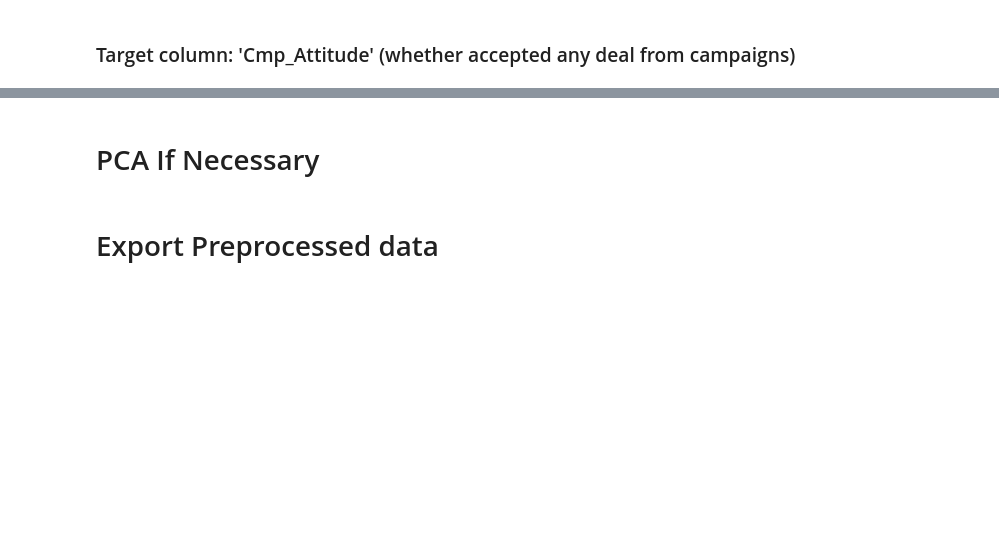
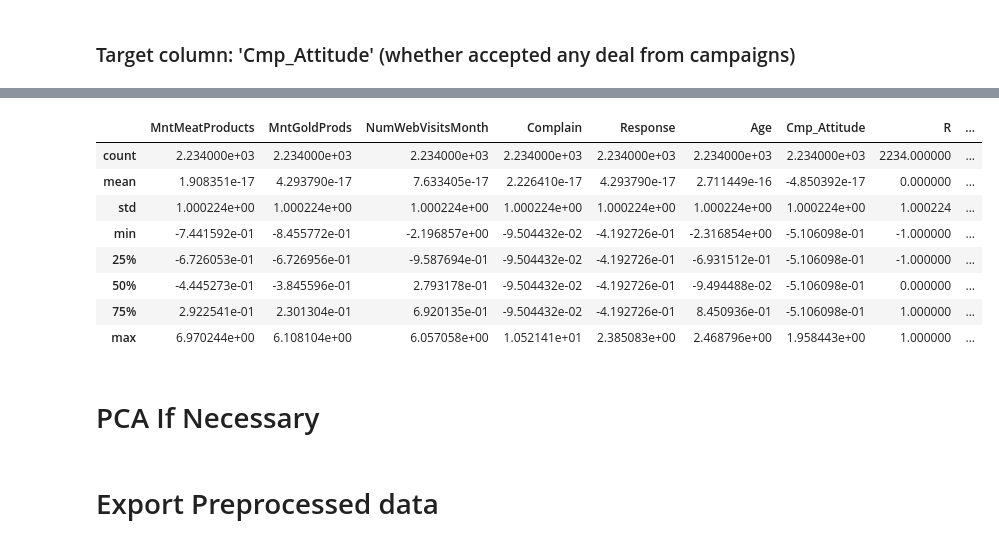
Before and after one commit to McGill-MMA-EnterpriseAnalytics/Customer-Personality-Analysis-2.0, a Jupyter notebook: Preprocessing & EDA/Final Preprocessing.ipynb, the cells around one changed output, grey strips where cells are left out. Saved outputs shown, nothing was run; the diff lists cells and outputs as text; code cells hidden in the pictures; blank space fills up the shorter version.

```diff
--- a/Preprocessing & EDA/Final Preprocessing.ipynb
+++ b/Preprocessing & EDA/Final Preprocessing.ipynb
@@ -629,0 +662,6 @@ data_selected4.describe()
+# %%
+target_column = 'Recency'
+data_selected5 = feature_selection_lasso(data_newfeature, target_column)
+data_selected5.sort_values(by=target_column, ascending=False)
+data_selected5.reset_index(drop=True, inplace=True)
+data_selected5.info()
@@ -630,3 +686,15 @@ data_selected4.describe()
+# %%
+data_selected5.describe()
+# %% [output]
+|  | MntMeatProducts | MntGoldProds | NumWebVisitsMonth | Complain | Response | Age | Cmp_Attitude | R | ... |
+| count | 2.234000e+03 | 2.234000e+03 | 2.234000e+03 | 2.234000e+03 | 2.234000e+03 | 2.234000e+03 | 2.234000e+03 | 2234.000000 | ... |
+| mean | 1.908351e-17 | 4.293790e-17 | 7.633405e-17 | 2.226410e-17 | 4.293790e-17 | 2.711449e-16 | -4.850392e-17 | 0.000000 | ... |
+| std | 1.000224e+00 | 1.000224e+00 | 1.000224e+00 | 1.000224e+00 | 1.000224e+00 | 1.000224e+00 | 1.000224e+00 | 1.000224 | ... |
+| min | -7.441592e-01 | -8.455772e-01 | -2.196857e+00 | -9.504432e-02 | -4.192726e-01 | -2.316854e+00 | -5.106098e-01 | -1.000000 | ... |
+| 25% | -6.726053e-01 | -6.726956e-01 | -9.587694e-01 | -9.504432e-02 | -4.192726e-01 | -6.931512e-01 | -5.106098e-01 | -1.000000 | ... |
+| 50% | -4.445273e-01 | -3.845596e-01 | 2.793178e-01 | -9.504432e-02 | -4.192726e-01 | -9.494488e-02 | -5.106098e-01 | 0.000000 | ... |
+| 75% | 2.922541e-01 | 2.301304e-01 | 6.920135e-01 | -9.504432e-02 | -4.192726e-01 | 8.450936e-01 | -5.106098e-01 | 1.000000 | ... |
+| max | 6.970244e+00 | 6.108104e+00 | 6.057058e+00 | 1.052141e+01 | 2.385083e+00 | 2.468796e+00 | 1.958443e+00 | 1.000000 | ... |
 # %% [markdown]
 # PCA If Necessary
 # %%
```
Also changed, not shown: parts of 13 cells of this notebook, 1 other file.
